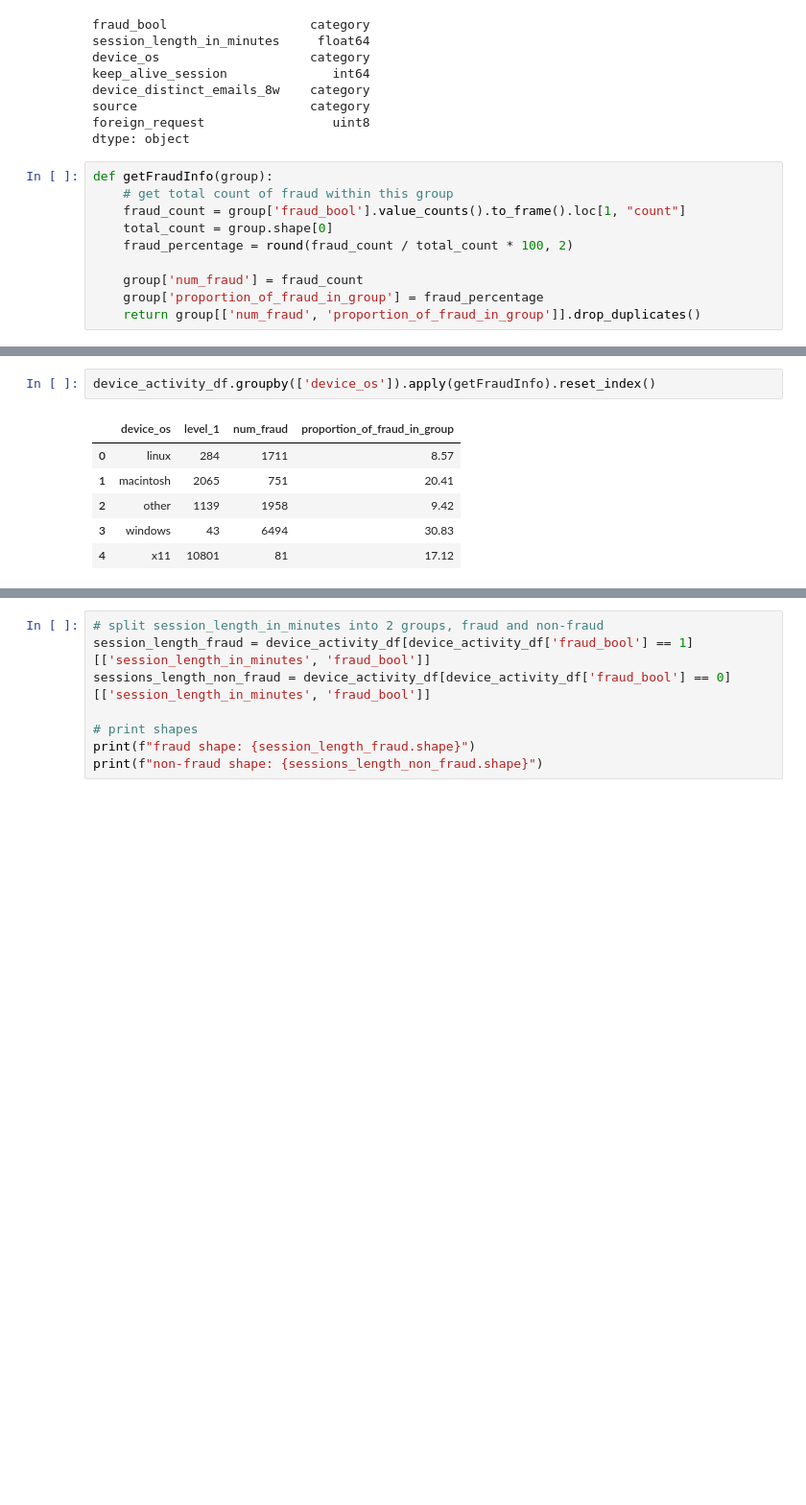
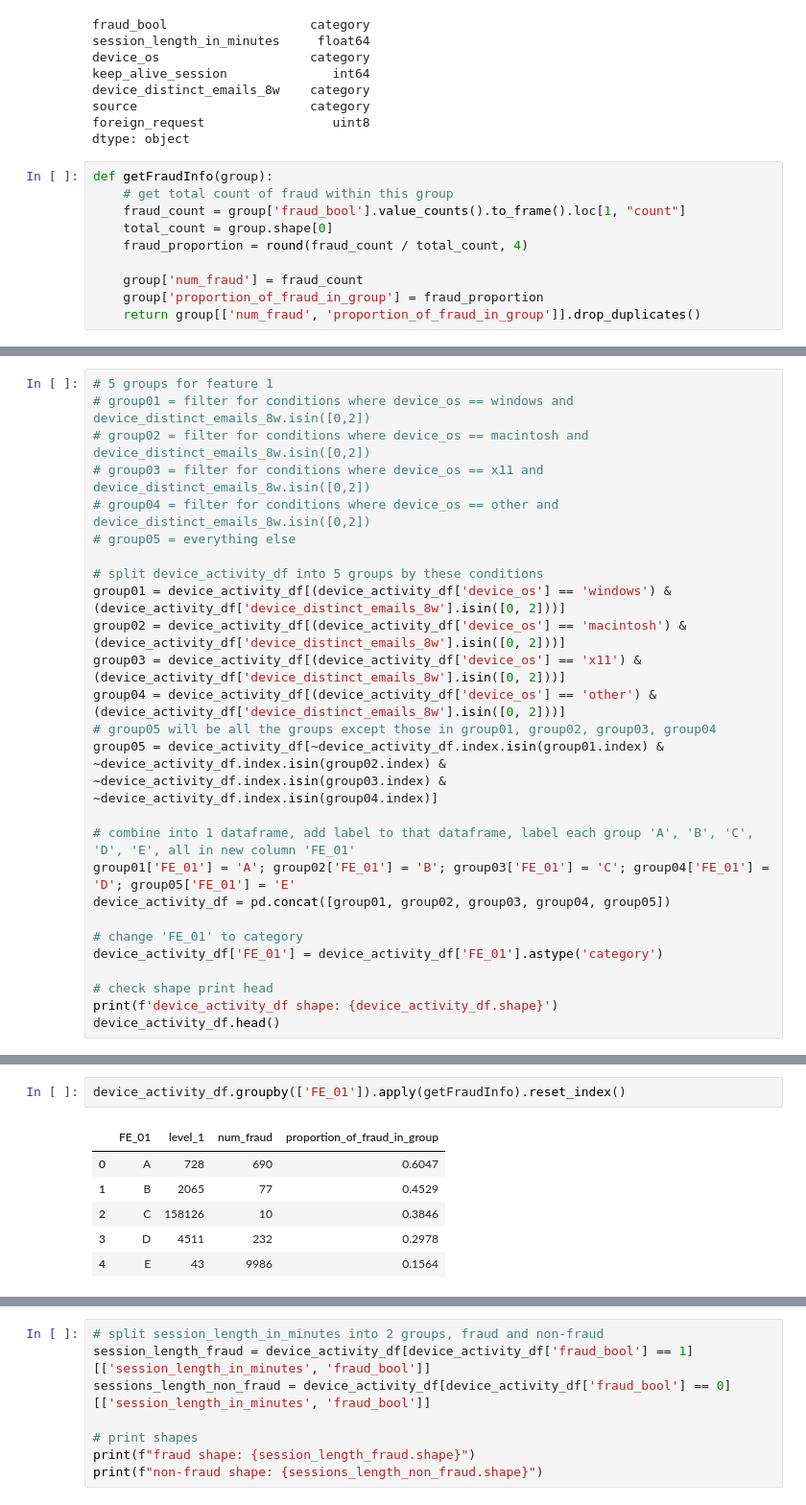
Before and after one commit to kclzl-nus/Detect-Fraudulent-Bank-Accounts, a Jupyter notebook: notebooks/2.0-kclzl-hyp-device-activity.ipynb, the cells around one changed output, grey strips where cells are left out. Shown at 96% size. Cells and saved outputs as stored; diff of their text form; blank space fills up the shorter version.

```diff
--- a/notebooks/2.0-kclzl-hyp-device-activity.ipynb
+++ b/notebooks/2.0-kclzl-hyp-device-activity.ipynb
@@ -614,8 +614,8 @@ def getFraudInfo(group):
     # get total count of fraud within this group
     fraud_count = group['fraud_bool'].value_counts().to_frame().loc[1, "count"]
     total_count = group.shape[0]
-    fraud_percentage = round(fraud_count / total_count * 100, 2)
+    fraud_proportion = round(fraud_count / total_count, 4)
 
     group['num_fraud'] = fraud_count
-    group['proportion_of_fraud_in_group'] = fraud_percentage
+    group['proportion_of_fraud_in_group'] = fraud_proportion
     return group[['num_fraud', 'proportion_of_fraud_in_group']].drop_duplicates()
@@ -666,0 +664,26 @@ plt.ylim(0, 6000)
+# %%
+# 5 groups for feature 1
+# group01 = filter for conditions where device_os == windows and device_distinct_emails_8w.isin([0,2])
+# group02 = filter for conditions where device_os == macintosh and device_distinct_emails_8w.isin([0,2])
+# group03 = filter for conditions where device_os == x11 and device_distinct_emails_8w.isin([0,2])
+# group04 = filter for conditions where device_os == other and device_distinct_emails_8w.isin([0,2])
+# group05 = everything else
+
+# split device_activity_df into 5 groups by these conditions
+group01 = device_activity_df[(device_activity_df['device_os'] == 'windows') & (device_activity_df['device_distinct_emails_8w'].isin([0, 2]))]
+group02 = device_activity_df[(device_activity_df['device_os'] == 'macintosh') & (device_activity_df['device_distinct_emails_8w'].isin([0, 2]))]
+group03 = device_activity_df[(device_activity_df['device_os'] == 'x11') & (device_activity_df['device_distinct_emails_8w'].isin([0, 2]))]
+group04 = device_activity_df[(device_activity_df['device_os'] == 'other') & (device_activity_df['device_distinct_emails_8w'].isin([0, 2]))]
+# group05 will be all the groups except those in group01, group02, group03, group04
+group05 = device_activity_df[~device_activity_df.index.isin(group01.index) & ~device_activity_df.index.isin(group02.index) & ~device_activity_df.index.isin(group03.index) & ~device_activity_df.index.isin(group04.index)]
+
+# combine into 1 dataframe, add label to that dataframe, label each group 'A', 'B', 'C', 'D', 'E', all in new column 'FE_01'
+group01['FE_01'] = 'A'; group02['FE_01'] = 'B'; group03['FE_01'] = 'C'; group04['FE_01'] = 'D'; group05['FE_01'] = 'E'
+device_activity_df = pd.concat([group01, group02, group03, group04, group05])
+
+# change 'FE_01' to category
+device_activity_df['FE_01'] = device_activity_df['FE_01'].astype('category')
+
+# check shape print head
+print(f'device_activity_df shape: {device_activity_df.shape}')
+device_activity_df.head()
@@ -667,9 +703,9 @@ plt.ylim(0, 6000)
 # %%
-device_activity_df.groupby(['device_os']).apply(getFraudInfo).reset_index()
+device_activity_df.groupby(['FE_01']).apply(getFraudInfo).reset_index()
 # %% [output]
-|  | device_os | level_1 | num_fraud | proportion_of_fraud_in_group |
-| 0 | linux | 284 | 1711 | 8.57 |
-| 1 | macintosh | 2065 | 751 | 20.41 |
-| 2 | other | 1139 | 1958 | 9.42 |
-| 3 | windows | 43 | 6494 | 30.83 |
-| 4 | x11 | 10801 | 81 | 17.12 |
+|  | FE_01 | level_1 | num_fraud | proportion_of_fraud_in_group |
+| 0 | A | 728 | 690 | 0.6047 |
+| 1 | B | 2065 | 77 | 0.4529 |
+| 2 | C | 158126 | 10 | 0.3846 |
+| 3 | D | 4511 | 232 | 0.2978 |
+| 4 | E | 43 | 9986 | 0.1564 |
```
Also changed, not shown: parts of 27 cells of this notebook.
